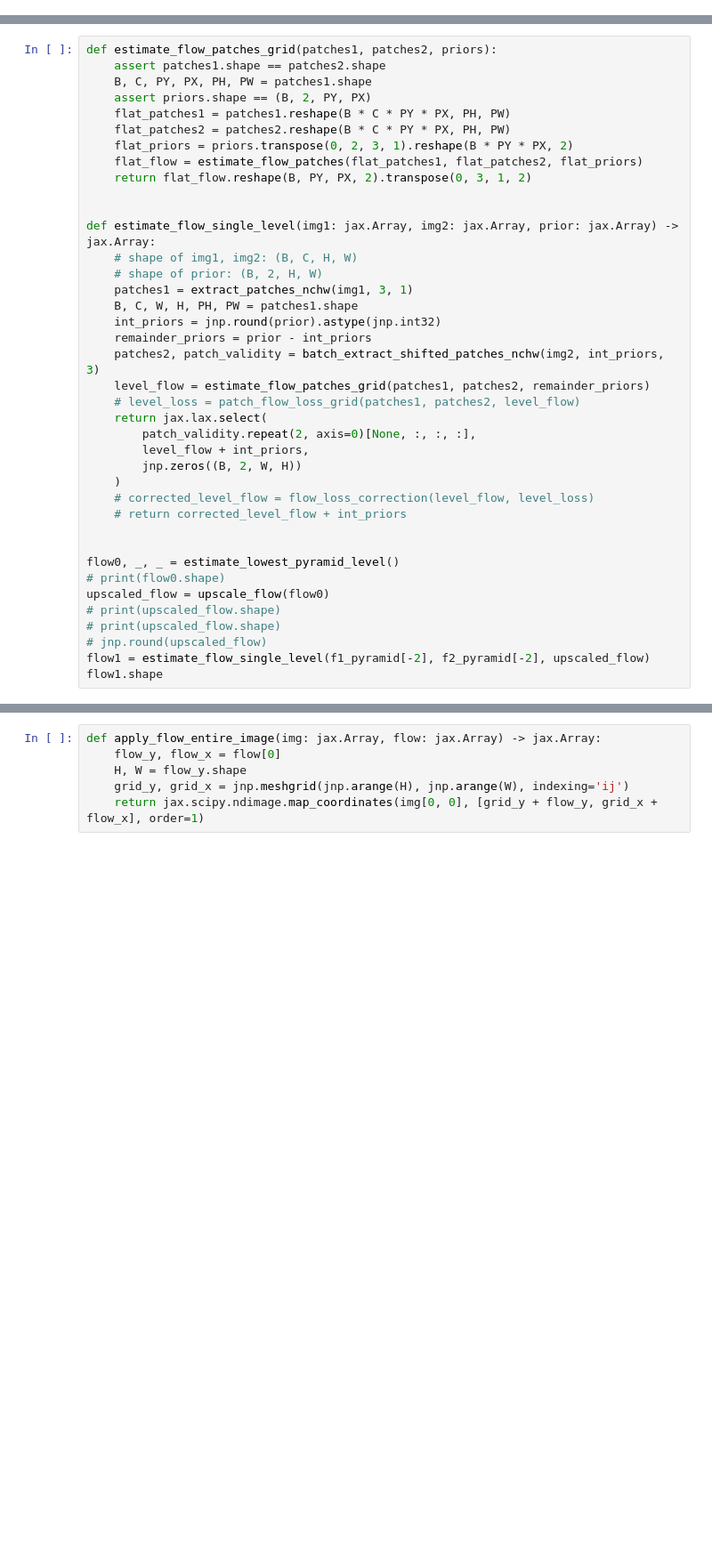
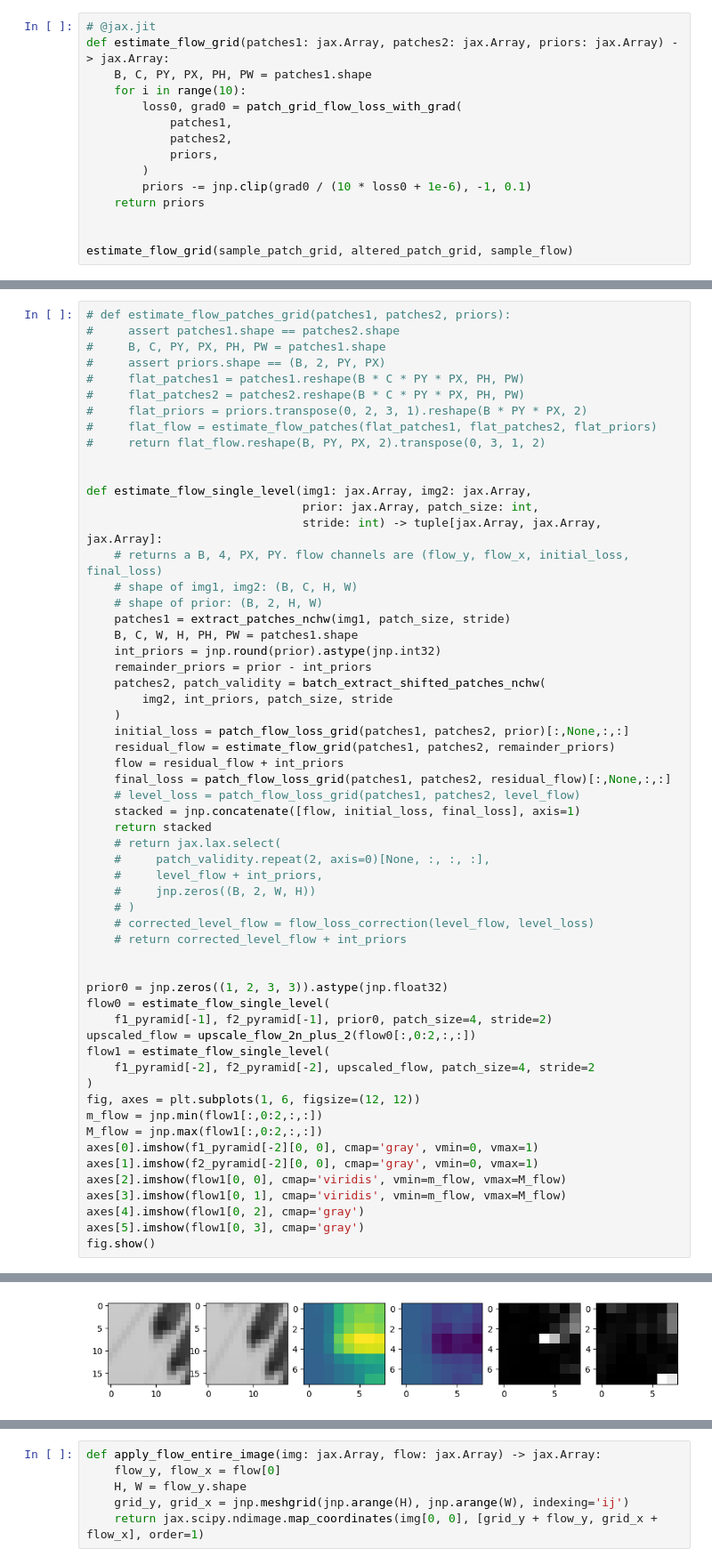
Before and after one commit to rdarder/depth, a Jupyter notebook: grad.py.ipynb, the cells around one changed output, grey strips where cells are left out. Shown: that part at 89% size. Cells and saved outputs as stored; diff of their text form; blank space fills up the shorter version.

```diff
--- a/grad.py.ipynb
+++ b/grad.py.ipynb
@@ -128,0 +315,15 @@ plt.plot(level_indexes, ncc_per_level)
+# %%
+# @jax.jit
+def estimate_flow_grid(patches1: jax.Array, patches2: jax.Array, priors: jax.Array) -> jax.Array:
+    B, C, PY, PX, PH, PW = patches1.shape
+    for i in range(10):
+        loss0, grad0 = patch_grid_flow_loss_with_grad(
+            patches1,
+            patches2,
+            priors,
+        )
+        priors -= jnp.clip(grad0 / (10 * loss0 + 1e-6), -1, 0.1)
+    return priors
+
+
+estimate_flow_grid(sample_patch_grid, altered_patch_grid, sample_flow)
@@ -449,40 +584,59 @@ print(valid)
 # %%
-def estimate_flow_patches_grid(patches1, patches2, priors):
-    assert patches1.shape == patches2.shape
-    B, C, PY, PX, PH, PW = patches1.shape
-    assert priors.shape == (B, 2, PY, PX)
-    flat_patches1 = patches1.reshape(B * C * PY * PX, PH, PW)
-    flat_patches2 = patches2.reshape(B * C * PY * PX, PH, PW)
-    flat_priors = priors.transpose(0, 2, 3, 1).reshape(B * PY * PX, 2)
-    flat_flow = estimate_flow_patches(flat_patches1, flat_patches2, flat_priors)
-    return flat_flow.reshape(B, PY, PX, 2).transpose(0, 3, 1, 2)
+# def estimate_flow_patches_grid(patches1, patches2, priors):
+#     assert patches1.shape == patches2.shape
+#     B, C, PY, PX, PH, PW = patches1.shape
+#     assert priors.shape == (B, 2, PY, PX)
+#     flat_patches1 = patches1.reshape(B * C * PY * PX, PH, PW)
+#     flat_patches2 = patches2.reshape(B * C * PY * PX, PH, PW)
+#     flat_priors = priors.transpose(0, 2, 3, 1).reshape(B * PY * PX, 2)
+#     flat_flow = estimate_flow_patches(flat_patches1, flat_patches2, flat_priors)
+#     return flat_flow.reshape(B, PY, PX, 2).transpose(0, 3, 1, 2)
 
 
-def estimate_flow_single_level(img1: jax.Array, img2: jax.Array, prior: jax.Array) -> jax.Array:
+def estimate_flow_single_level(img1: jax.Array, img2: jax.Array,
+                               prior: jax.Array, patch_size: int,
+                               stride: int) -> tuple[jax.Array, jax.Array, jax.Array]:
+    # returns a B, 4, PX, PY. flow channels are (flow_y, flow_x, initial_loss, final_loss)
     # shape of img1, img2: (B, C, H, W)
     # shape of prior: (B, 2, H, W)
-    patches1 = extract_patches_nchw(img1, 3, 1)
+    patches1 = extract_patches_nchw(img1, patch_size, stride)
     B, C, W, H, PH, PW = patches1.shape
     int_priors = jnp.round(prior).astype(jnp.int32)
     remainder_priors = prior - int_priors
-    patches2, patch_validity = batch_extract_shifted_patches_nchw(img2, int_priors, 3)
-    level_flow = estimate_flow_patches_grid(patches1, patches2, remainder_priors)
+    patches2, patch_validity = batch_extract_shifted_patches_nchw(
+        img2, int_priors, patch_size, stride
+    )
+    initial_loss = patch_flow_loss_grid(patches1, patches2, prior)[:,None,:,:]
+    residual_flow = estimate_flow_grid(patches1, patches2, remainder_priors)
+    flow = residual_flow + int_priors
+    final_loss = patch_flow_loss_grid(patches1, patches2, residual_flow)[:,None,:,:]
     # level_loss = patch_flow_loss_grid(patches1, patches2, level_flow)
-    return jax.lax.select(
-        patch_validity.repeat(2, axis=0)[None, :, :, :],
-        level_flow + int_priors,
-        jnp.zeros((B, 2, W, H))
-    )
+    stacked = jnp.concatenate([flow, initial_loss, final_loss], axis=1)
+    return stacked
+    # return jax.lax.select(
+    #     patch_validity.repeat(2, axis=0)[None, :, :, :],
+    #     level_flow + int_priors,
+    #     jnp.zeros((B, 2, W, H))
+    # )
     # corrected_level_flow = flow_loss_correction(level_flow, level_loss)
     # return corrected_level_flow + int_priors
 
 
-flow0, _, _ = estimate_lowest_pyramid_level()
-# print(flow0.shape)
-upscaled_flow = upscale_flow(flow0)
-# print(upscaled_flow.shape)
-# print(upscaled_flow.shape)
-# jnp.round(upscaled_flow)
-flow1 = estimate_flow_single_level(f1_pyramid[-2], f2_pyramid[-2], upscaled_flow)
-flow1.shape
+prior0 = jnp.zeros((1, 2, 3, 3)).astype(jnp.float32)
+flow0 = estimate_flow_single_level(
+    f1_pyramid[-1], f2_pyramid[-1], prior0, patch_size=4, stride=2)
+upscaled_flow = upscale_flow_2n_plus_2(flow0[:,0:2,:,:])
+flow1 = estimate_flow_single_level(
+    f1_pyramid[-2], f2_pyramid[-2], upscaled_flow, patch_size=4, stride=2
+)
+fig, axes = plt.subplots(1, 6, figsize=(12, 12))
+m_flow = jnp.min(flow1[:,0:2,:,:])
+M_flow = jnp.max(flow1[:,0:2,:,:])
+axes[0].imshow(f1_pyramid[-2][0, 0], cmap='gray', vmin=0, vmax=1)
+axes[1].imshow(f2_pyramid[-2][0, 0], cmap='gray', vmin=0, vmax=1)
+axes[2].imshow(flow1[0, 0], cmap='viridis', vmin=m_flow, vmax=M_flow)
+axes[3].imshow(flow1[0, 1], cmap='viridis', vmin=m_flow, vmax=M_flow)
+axes[4].imshow(flow1[0, 2], cmap='gray')
+axes[5].imshow(flow1[0, 3], cmap='gray')
+fig.show()
 # %% [output]
@@ -489,0 +643 @@ flow1.shape
+[figure, added]
```
Also changed, not shown: parts of 31 cells of this notebook.
